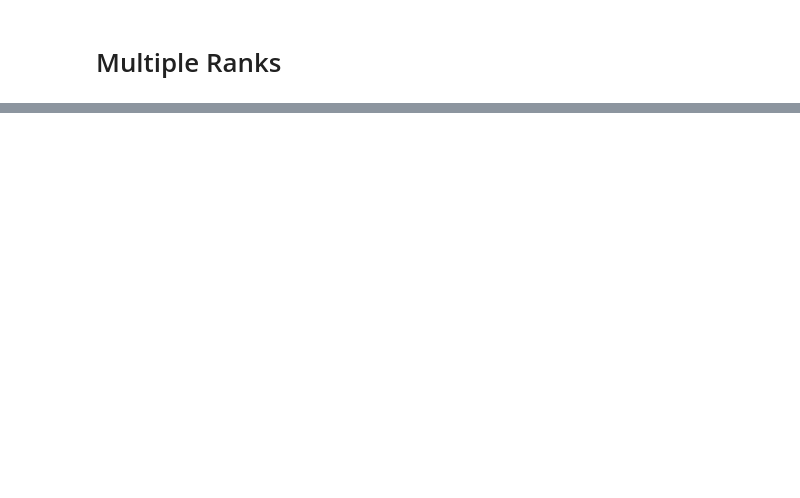
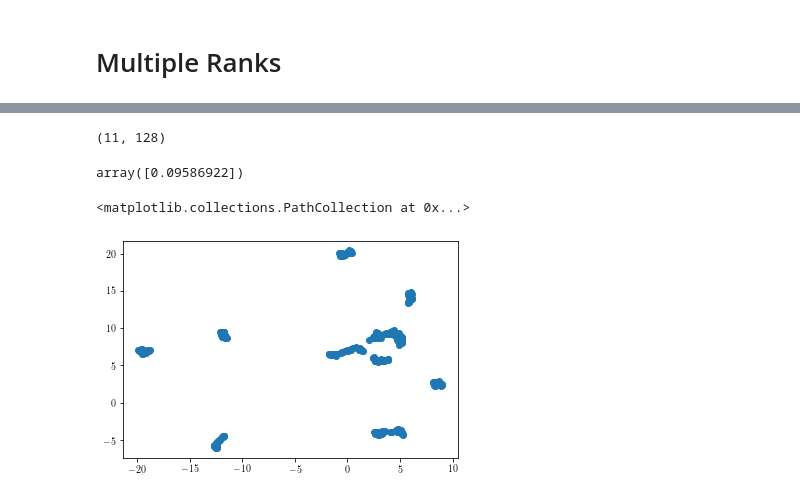
Before and after one commit to pssachdeva/uoi_neuroscience, a Jupyter notebook: nmf/ecog_uoi_nmf.ipynb, the cells around one changed output, grey strips where cells are left out. Saved outputs shown, nothing was run; the diff lists cells and outputs as text; code cells hidden in the pictures; blank space fills up the shorter version.

```diff
--- a/nmf/ecog_uoi_nmf.ipynb
+++ b/nmf/ecog_uoi_nmf.ipynb
@@ -47,2 +56,10 @@ H, clusters = uoi.fit(Y)
+# %%
+uoi.components_.shape
+# %% [output]
+(11, 128)
+# %%
+uoi.dissimilarity_
+# %% [output]
+array([0.09586922])
 # %%
 reducer = umap.UMAP()
@@ -49,0 +68,5 @@ embedding = reducer.fit_transform(H)
+# %%
+plt.scatter(embedding[:, 0], embedding[:, 1])
+# %% [output]
+<matplotlib.collections.PathCollection at 0x...>
+[figure, added]
```
Also changed, not shown: parts of 13 cells of this notebook, 4 other files.
